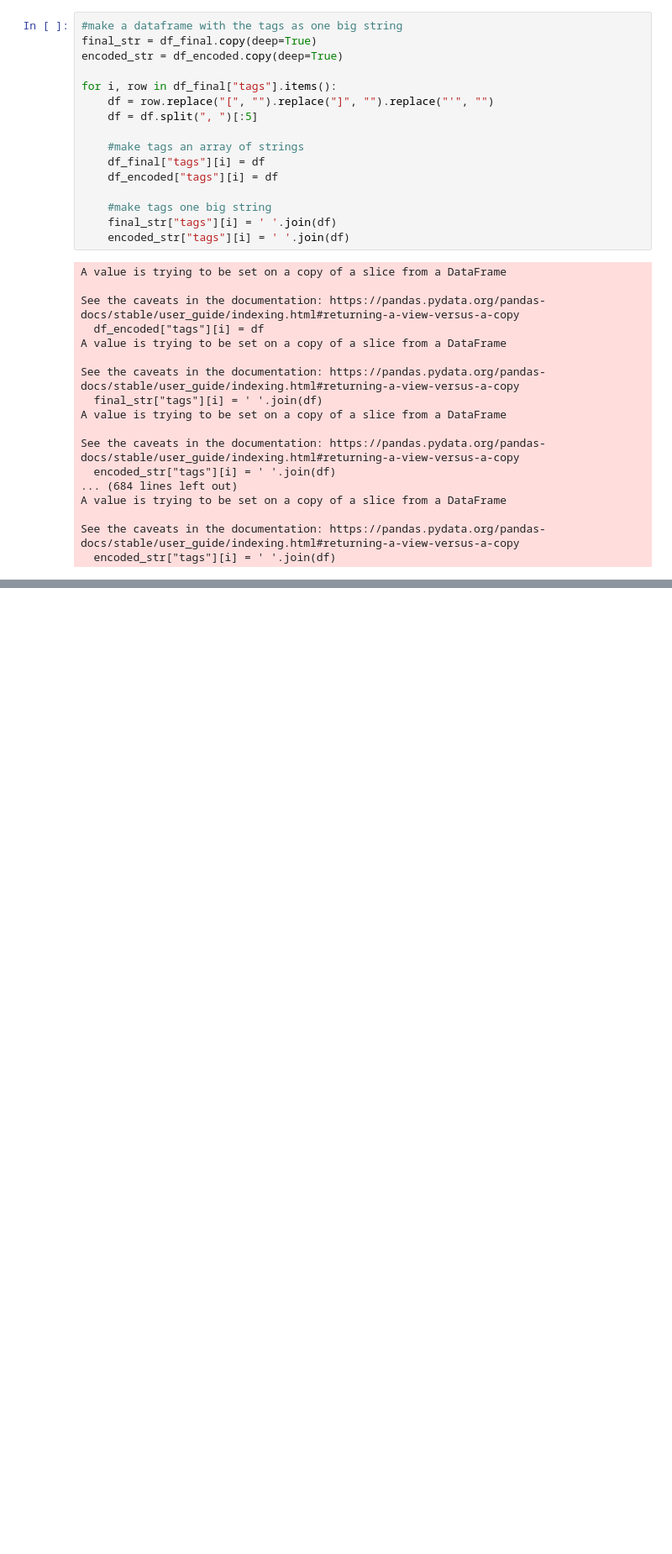
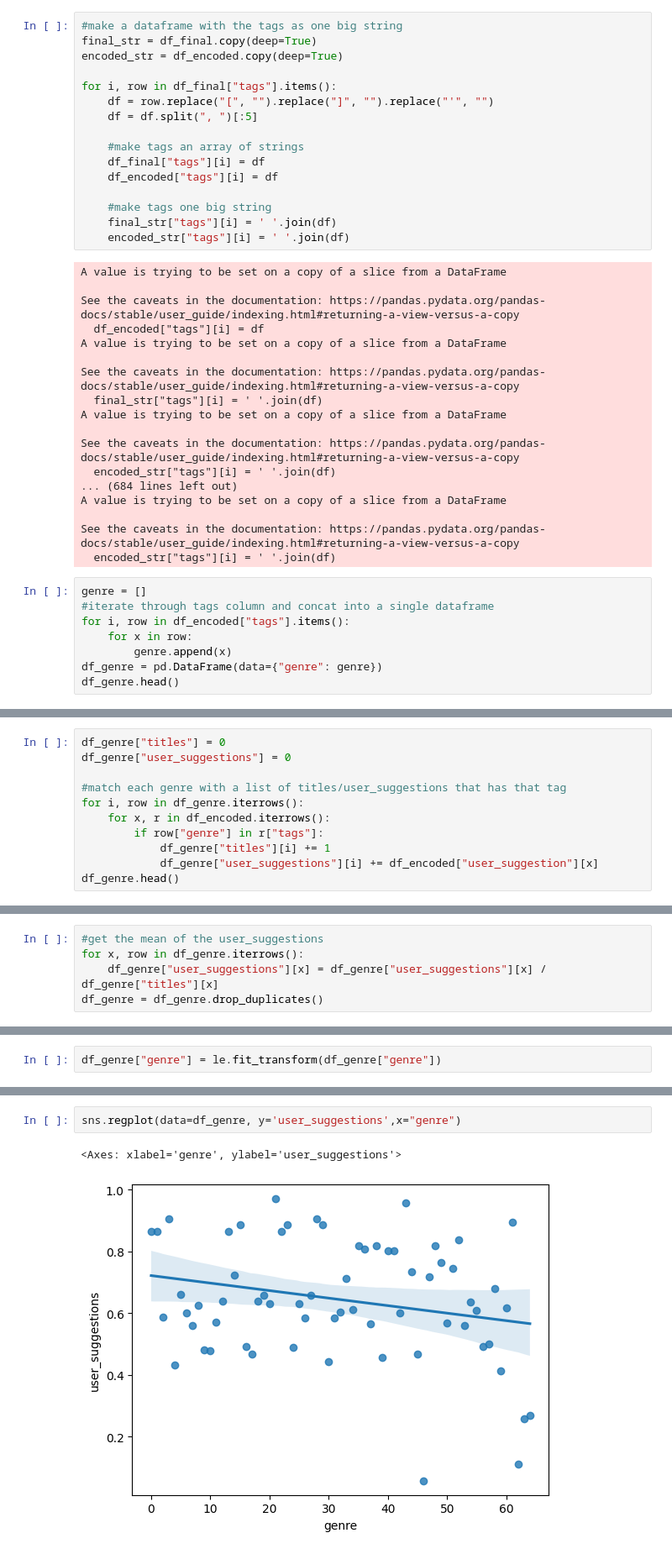
Before and after one commit to DylanSTucker/cmpt318-dataAnalysis, a Jupyter notebook: src/results.ipynb, the cells around one changed output, grey strips where cells are left out. Shown at 84% size. Drawn from its saved outputs; the diff is of its cells as text; blank space fills up the shorter version.

```diff
--- a/src/results.ipynb
+++ b/src/results.ipynb
@@ -93,3 +97,11 @@ A value is trying to be set on a copy of a slice from a DataFrame
 
 See the caveats in the documentation: https://pandas.pydata.org/pandas-docs/stable/user_guide/indexing.html#returning-a-view-versus-a-copy
   encoded_str["tags"][i] = ' '.join(df)
+# %%
+genre = []
+#iterate through tags column and concat into a single dataframe
+for i, row in df_encoded["tags"].items():
+    for x in row:
+        genre.append(x)
+df_genre = pd.DataFrame(data={"genre": genre})
+df_genre.head()
@@ -95,0 +115,11 @@ See the caveats in the documentation: https://pandas.pydata.org/pandas-docs/stab
+# %%
+df_genre["titles"] = 0
+df_genre["user_suggestions"] = 0
+
+#match each genre with a list of titles/user_suggestions that has that tag
+for i, row in df_genre.iterrows():
+    for x, r in df_encoded.iterrows():
+        if row["genre"] in r["tags"]:
+            df_genre["titles"][i] += 1
+            df_genre["user_suggestions"][i] += df_encoded["user_suggestion"][x]
+df_genre.head()
@@ -95,0 +150,5 @@ See the caveats in the documentation: https://pandas.pydata.org/pandas-docs/stab
+# %%
+#get the mean of the user_suggestions
+for x, row in df_genre.iterrows():
+    df_genre["user_suggestions"][x] = df_genre["user_suggestions"][x] / df_genre["titles"][x]
+df_genre = df_genre.drop_duplicates()
@@ -95,0 +171,2 @@ See the caveats in the documentation: https://pandas.pydata.org/pandas-docs/stab
+# %%
+df_genre["genre"] = le.fit_transform(df_genre["genre"])
@@ -95,0 +220,5 @@ See the caveats in the documentation: https://pandas.pydata.org/pandas-docs/stab
+# %%
+sns.regplot(data=df_genre, y='user_suggestions',x="genre")
+# %% [output]
+<Axes: xlabel='genre', ylabel='user_suggestions'>
+[figure, added]
```
Also changed, not shown: parts of 16 cells of this notebook, 7 other files.
